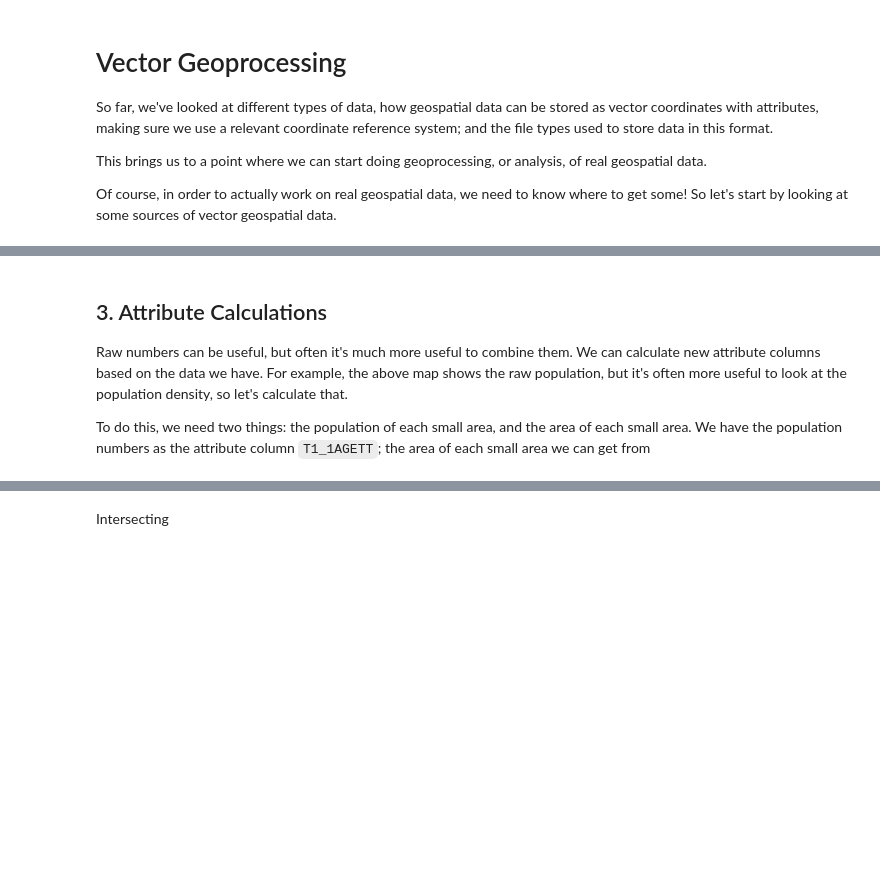
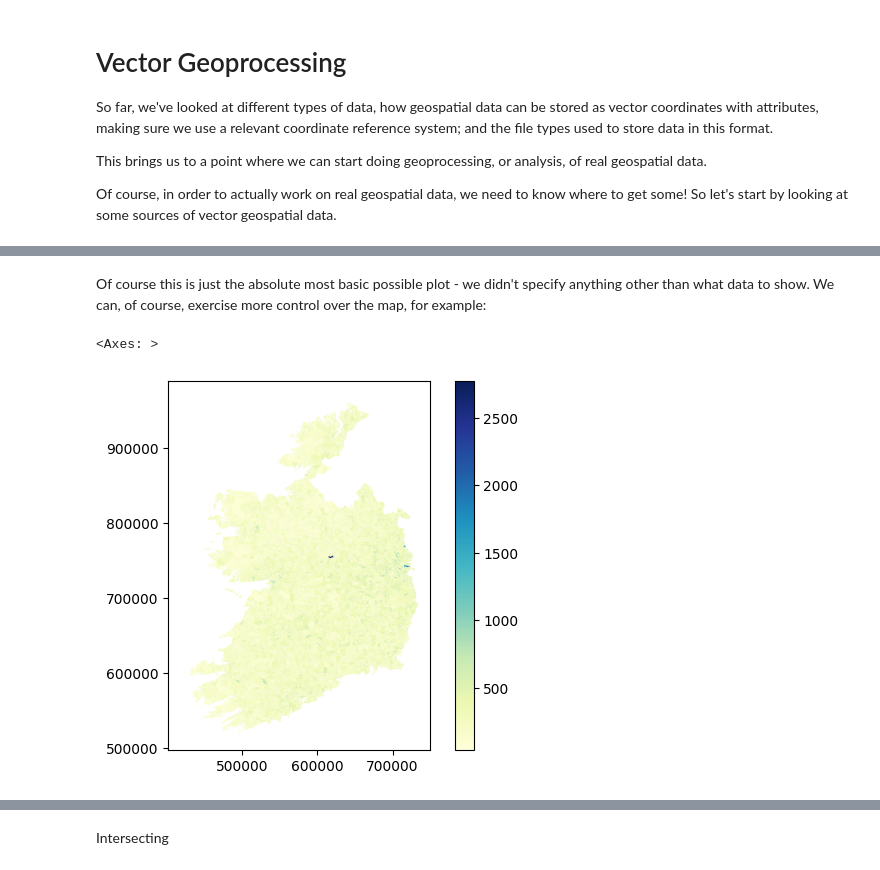
Before and after one commit to bamacgabhann/GY5021, a Jupyter notebook: GY5021/1_Introduction_to_Geospatial_Data/GY5021_7_Vector_Geoprocessing.ipynb, the cells around one changed output, grey strips where cells are left out. Cells and saved outputs as stored; diff of their text form; code cells hidden in the pictures; blank space fills up the shorter version.

````diff
--- a/GY5021/1_Introduction_to_Geospatial_Data/GY5021_7_Vector_Geoprocessing.ipynb
+++ b/GY5021/1_Introduction_to_Geospatial_Data/GY5021_7_Vector_Geoprocessing.ipynb
@@ -102,6 +161,7 @@ small_areas.plot(column='T1_1AGETT')
-# %% [markdown]
-## 3. Attribute Calculations
-
-Raw numbers can be useful, but often it's much more useful to combine them. We can calculate new attribute columns based on the data we have. For example, the above map shows the raw population, but it's often more useful to look at the population density, so let's calculate that.
-
-To do this, we need two things: the population of each small area, and the area of each small area. We have the population numbers as the attribute column ```T1_1AGETT```; the area of each small area we can get from
+# %% [markdown]
+Of course this is just the absolute most basic possible plot - we didn't specify anything other than what data to show. We can, of course, exercise more control over the map, for example:
+# %%
+small_areas.plot(column='T1_1AGETT', cmap='YlGnBu', legend=True)
+# %% [output]
+<Axes: >
+[figure, added]
````
Also changed, not shown: parts of 37 cells of this notebook, 1 other file.
